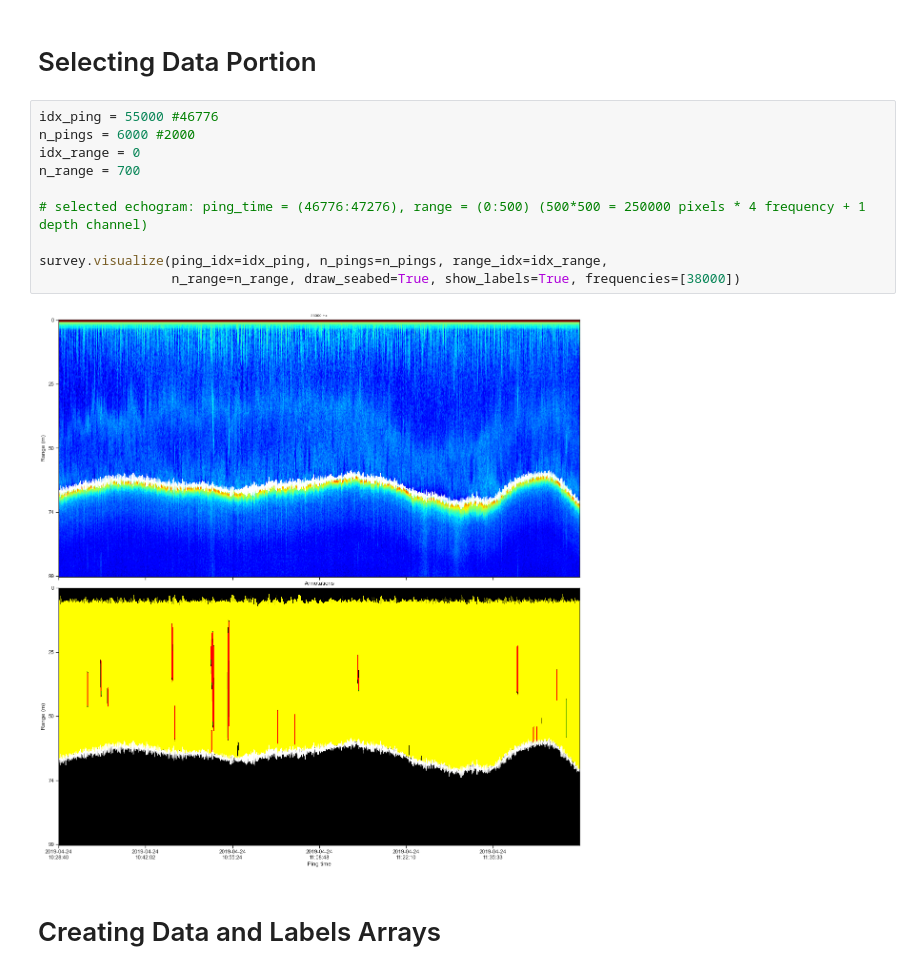
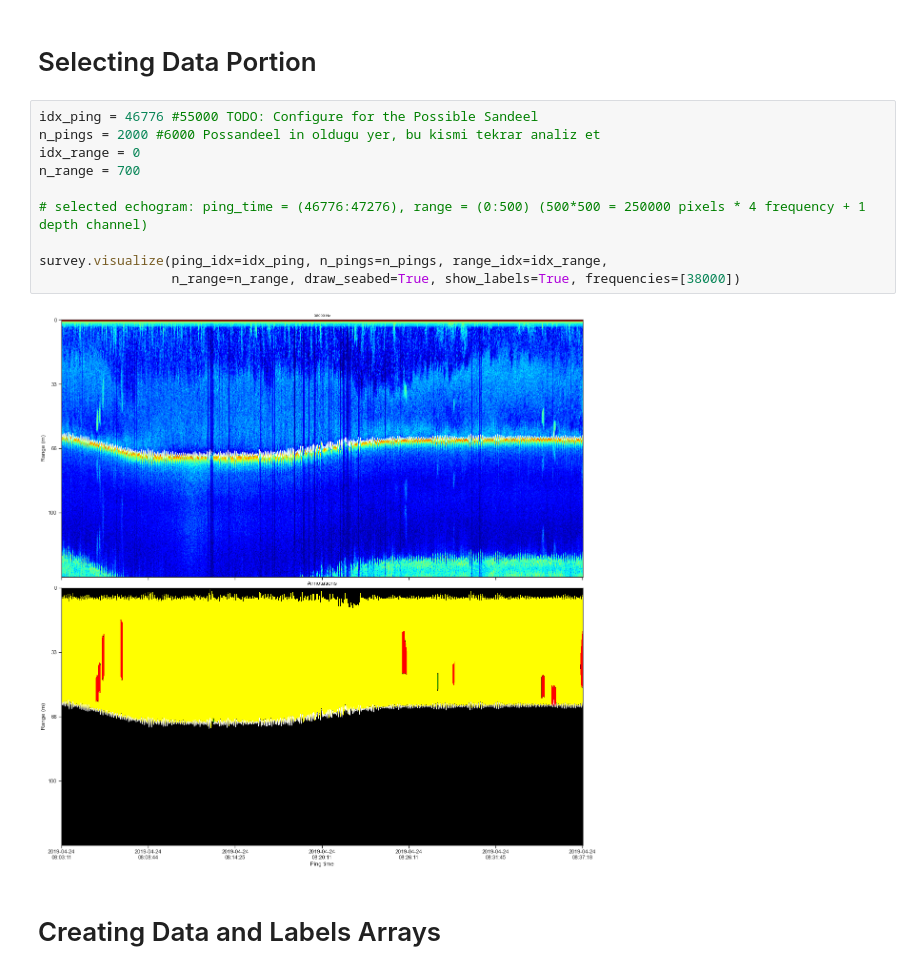
Before and after one commit to ahmetpala/Local_NearMiss_UNET, a Jupyter notebook: jupyter_notebooks/Near_Miss_All.ipynb, the cells around one changed output. Saved outputs shown, nothing was run; the diff lists cells and outputs as text.

```diff
--- a/jupyter_notebooks/Near_Miss_All.ipynb
+++ b/jupyter_notebooks/Near_Miss_All.ipynb
@@ -29,17 +29,17 @@ survey = readers[0]
 # %% [markdown]
 # Selecting Data Portion
 # %%
-idx_ping = 55000 #46776
-n_pings = 6000 #2000
+idx_ping = 46776 #55000 TODO: Configure for the Possible Sandeel
+n_pings = 2000 #6000 Possandeel in oldugu yer, bu kismi tekrar analiz et
 idx_range = 0
 n_range = 700
 
 # selected echogram: ping_time = (46776:47276), range = (0:500) (500*500 = 250000 pixels * 4 frequency + 1 depth channel)
 
 survey.visualize(ping_idx=idx_ping, n_pings=n_pings, range_idx=idx_range,
                  n_range=n_range, draw_seabed=True, show_labels=True, frequencies=[38000])
 # %% [output]
-[figure, old version]
+[figure, new version]
 # %% [markdown]
 # Creating Data and Labels Arrays
 # %%
```
Also changed, not shown: parts of 18 cells of this notebook.
